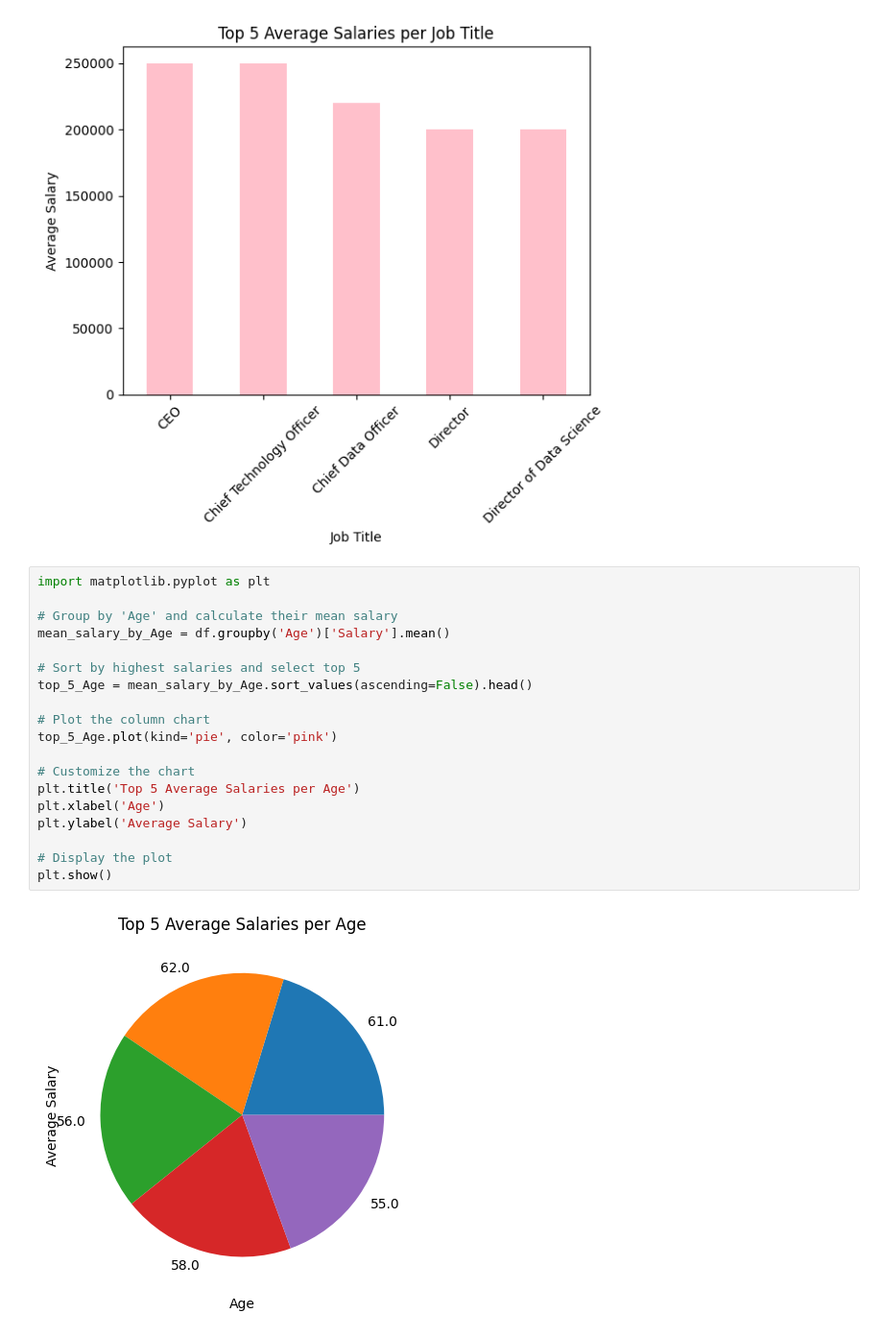
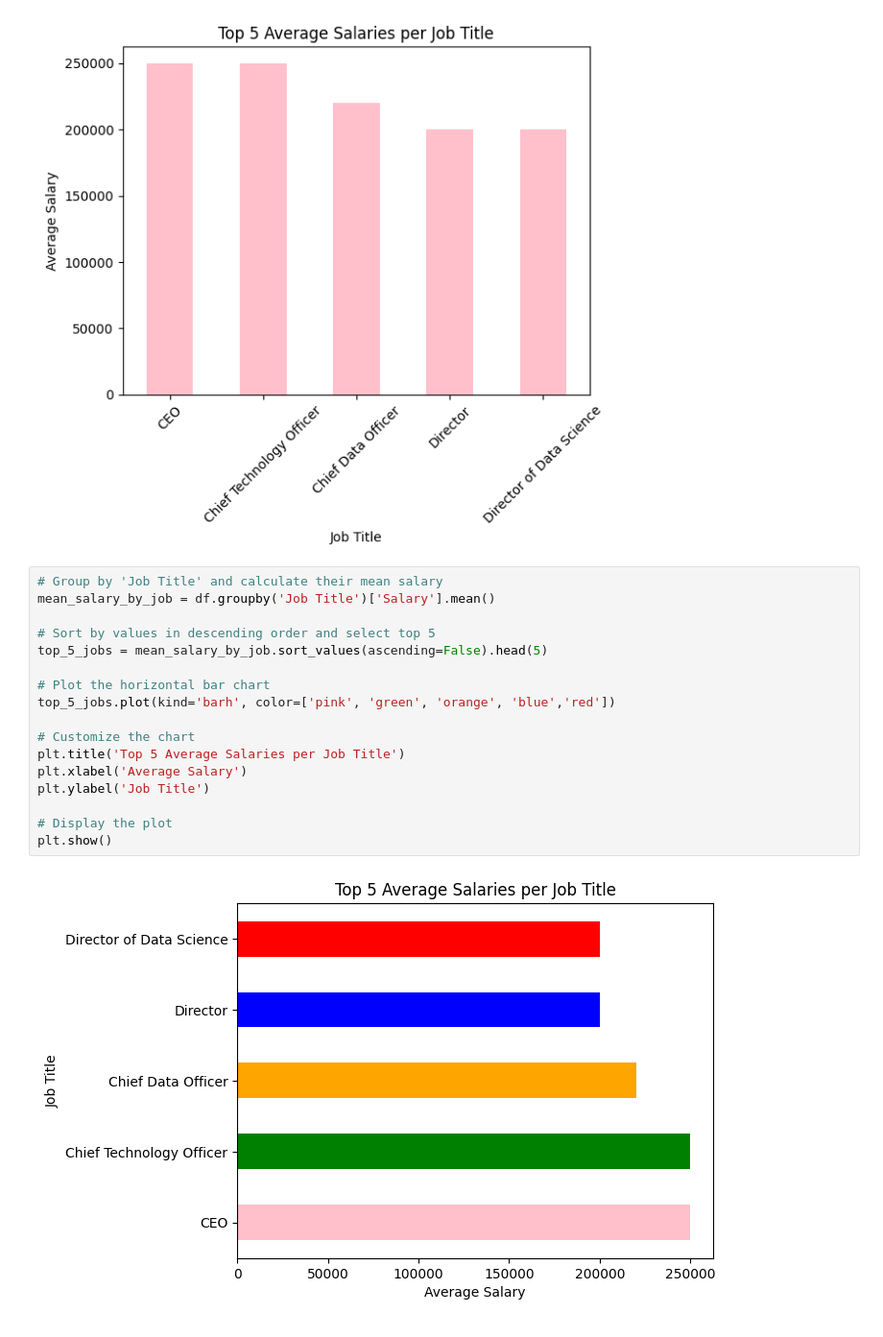
Before and after one commit to Gloriaufedo/salary-data-analysis, a Jupyter notebook: ANALYSIS_OF_SALARY_DATA_OF_EMPLOYEES.ipynb, the cells around one changed output. Shown: that part at 96% size. Drawn from its saved outputs; the diff is of its cells as text.

```diff
--- a/ANALYSIS_OF_SALARY_DATA_OF_EMPLOYEES.ipynb
+++ b/ANALYSIS_OF_SALARY_DATA_OF_EMPLOYEES.ipynb
@@ -203,23 +203,21 @@ plt.show()
 # %% [output]
 [figure]
 # %%
-import matplotlib.pyplot as plt
+# Group by 'Job Title' and calculate their mean salary
+mean_salary_by_job = df.groupby('Job Title')['Salary'].mean()
 
-# Group by 'Age' and calculate their mean salary
-mean_salary_by_Age = df.groupby('Age')['Salary'].mean()
+# Sort by values in descending order and select top 5
+top_5_jobs = mean_salary_by_job.sort_values(ascending=False).head(5)
 
-# Sort by highest salaries and select top 5
-top_5_Age = mean_salary_by_Age.sort_values(ascending=False).head()
-
-# Plot the column chart
-top_5_Age.plot(kind='pie', color='pink')
+# Plot the horizontal bar chart
+top_5_jobs.plot(kind='barh', color=['pink', 'green', 'orange', 'blue','red'])
 
 # Customize the chart
-plt.title('Top 5 Average Salaries per Age')
-plt.xlabel('Age')
-plt.ylabel('Average Salary')
+plt.title('Top 5 Average Salaries per Job Title')
+plt.xlabel('Average Salary')
+plt.ylabel('Job Title')
 
 # Display the plot
 plt.show()
 # %% [output]
-[figure, old version]
+[figure, new version]
```
Also changed, not shown: parts of 4 cells of this notebook.
